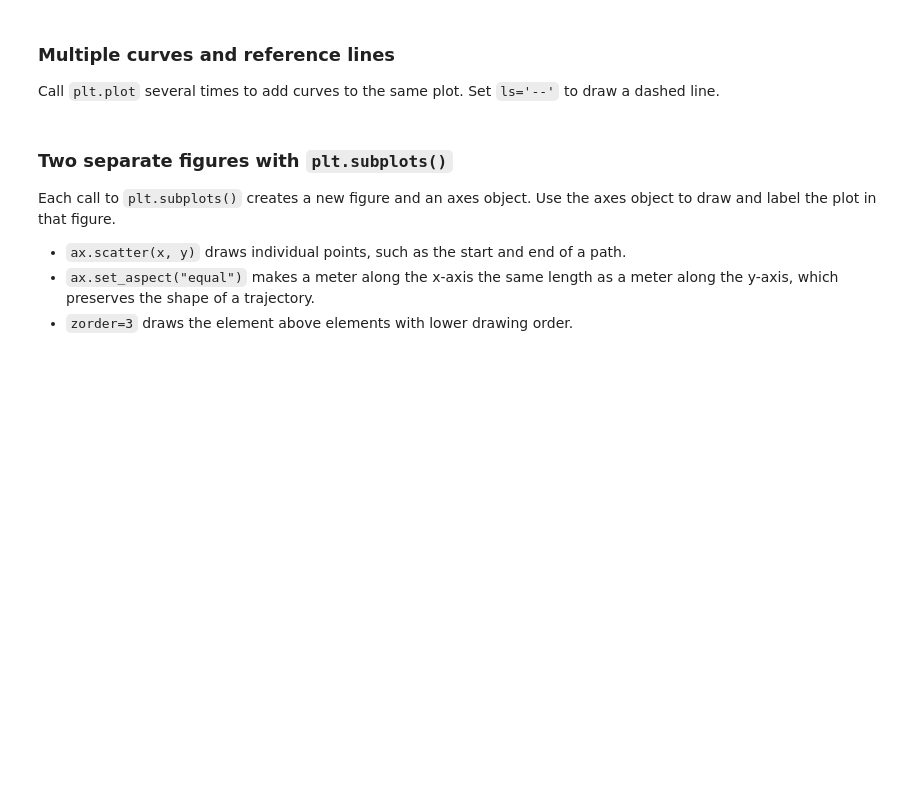
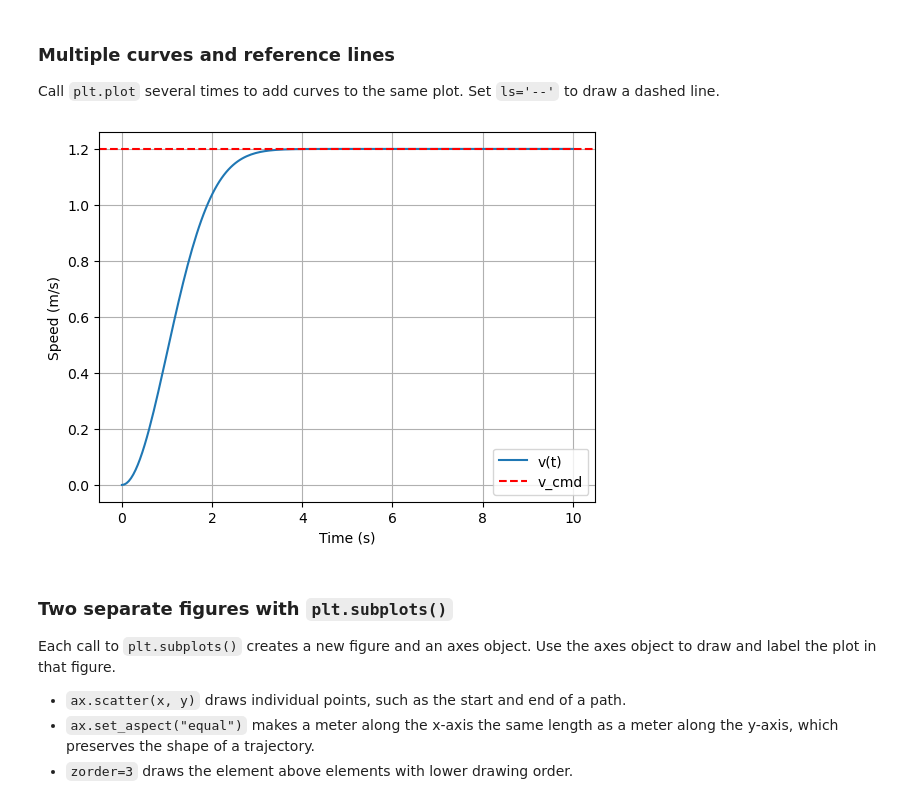
Before and after one commit to idra-lab/ssr_lab, a Jupyter notebook: notebooks/lezione2_basi_python.ipynb, the cells around one changed output. Cells and saved outputs as stored; diff of their text form; code cells hidden in the pictures; blank space fills up the shorter version.

```diff
--- a/notebooks/lezione2_basi_python.ipynb
+++ b/notebooks/lezione2_basi_python.ipynb
@@ -809,16 +1036,18 @@ Call `plt.plot` several times to add curves to the same plot. Set `ls='--'` to d
 # %%
 t = np.linspace(0, 10, 200)
 v_ref = 1.2
-v = v_ref * (1 - np.exp(-0.5 * t))   # exponential approach to the reference
+v = v_ref * (1 - np.exp(-0.5 * t**2))   # exponential approach to the reference
 
 plt.figure()
 plt.plot(t, v, label="v(t)")
 plt.axhline(v_ref, ls="--", color="r", label="v_cmd")
 plt.xlabel("Time (s)")
 plt.ylabel("Speed (m/s)")
 plt.legend()
 plt.grid()
 plt.show()
+# %% [output]
+[figure, added]
 # %% [markdown]
 ### Two separate figures with `plt.subplots()`
 
```
Also changed, not shown: parts of 65 cells of this notebook, 1 other file.
